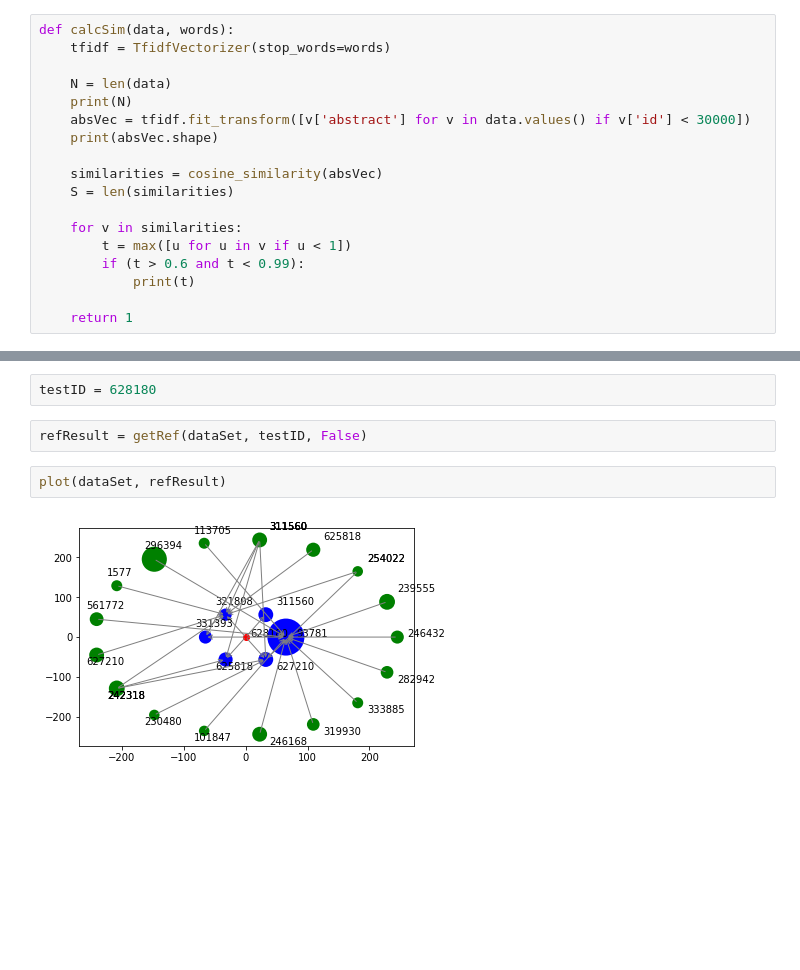
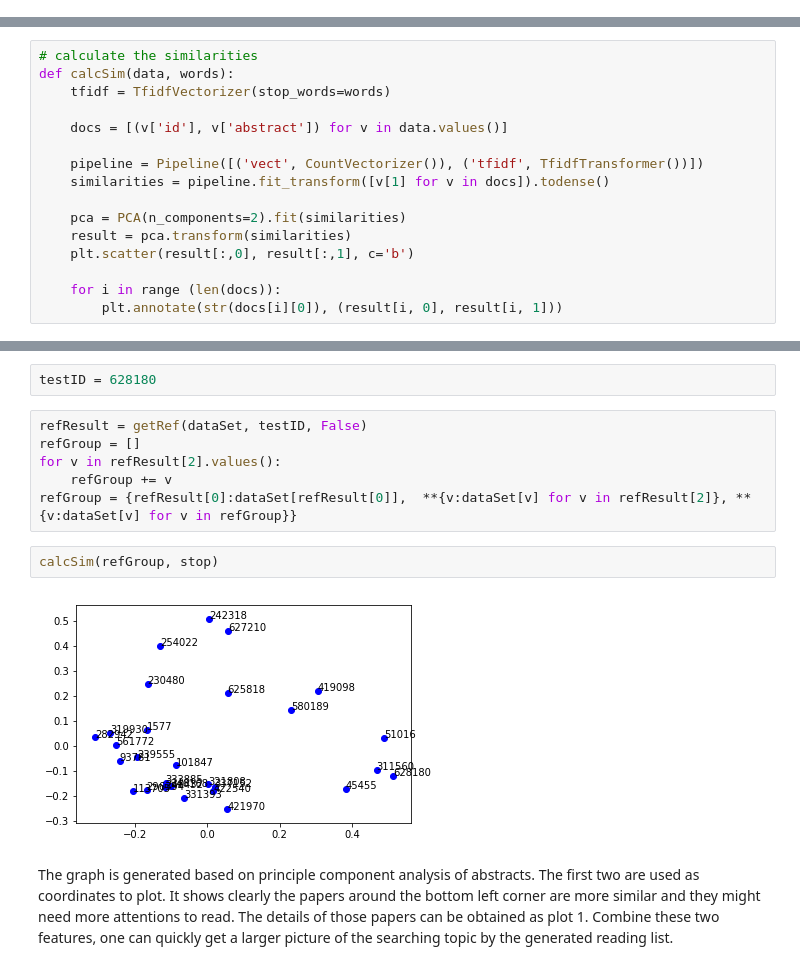
Before and after one commit to ouankou/data-incubator-project, a Jupyter notebook: data-incubator-project-plot-2.ipynb, the cells around one changed output, grey strips where cells are left out. Saved outputs shown, nothing was run; the diff lists cells and outputs as text; blank space fills up the shorter version.

Commit message:
Project plot 2

```diff
--- a/data-incubator-project-plot-2.ipynb
+++ b/data-incubator-project-plot-2.ipynb
@@ -44,24 +53,6 @@ def loadTxt(filename):
             newLine = True
 
     return data
-# %%
-def calcSim(data, words):
-    tfidf = TfidfVectorizer(stop_words=words)
-
-    N = len(data)
-    print(N)
-    absVec = tfidf.fit_transform([v['abstract'] for v in data.values() if v['id'] < 30000])
-    print(absVec.shape)
-
-    similarities = cosine_similarity(absVec)
-    S = len(similarities)
-
-    for v in similarities:
-        t = max([u for u in v if u < 1])
-        if (t > 0.6 and t < 0.99):
-            print(t)
-
-    return 1
 # %%
 def stopwords(filename):
     f = open(filename, 'r')
@@ -86,6 +74,22 @@ def cleanData(data):
             v['ref'].remove(u)
 
     return data
+# %%
+# calculate the similarities
+def calcSim(data, words):
+    tfidf = TfidfVectorizer(stop_words=words)
+
+    docs = [(v['id'], v['abstract']) for v in data.values()]
+
+    pipeline = Pipeline([('vect', CountVectorizer()), ('tfidf', TfidfTransformer())])
+    similarities = pipeline.fit_transform([v[1] for v in docs]).todense()
+
+    pca = PCA(n_components=2).fit(similarities)
+    result = pca.transform(similarities)
+    plt.scatter(result[:,0], result[:,1], c='b')
+
+    for i in range (len(docs)):
+        plt.annotate(str(docs[i][0]), (result[i, 0], result[i, 1]))
 # %%
 # get references
 def getRef(data, paper, output):
@@ -171,9 +173,17 @@ stop = stopwords('common-english-words.txt')
 dataSet = cleanData(dataSet)
 # %%
 testID = 628180
-# %%
-refResult = getRef(dataSet, testID, False)
-# %%
-plot(dataSet, refResult)
-# %% [output]
-[figure, removed]
+# %%
+refResult = getRef(dataSet, testID, False)
+refGroup = []
+for v in refResult[2].values():
+    refGroup += v
+refGroup = {refResult[0]:dataSet[refResult[0]],  **{v:dataSet[v] for v in refResult[2]}, **{v:dataSet[v] for v in refGroup}}
+# %%
+calcSim(refGroup, stop)
+# %% [output]
+[figure, added]
+# %% [markdown]
+The graph is generated based on principle component analysis of abstracts. The first two are used as coordinates to plot. It shows clearly the papers around the bottom left corner are more similar and they might need more attentions to read.
+The details of those papers can be obtained as plot 1.
+Combine these two features, one can quickly get a larger picture of the searching topic by the generated reading list.
```
Also changed, not shown: parts of 5 cells of this notebook, 2 other files.
